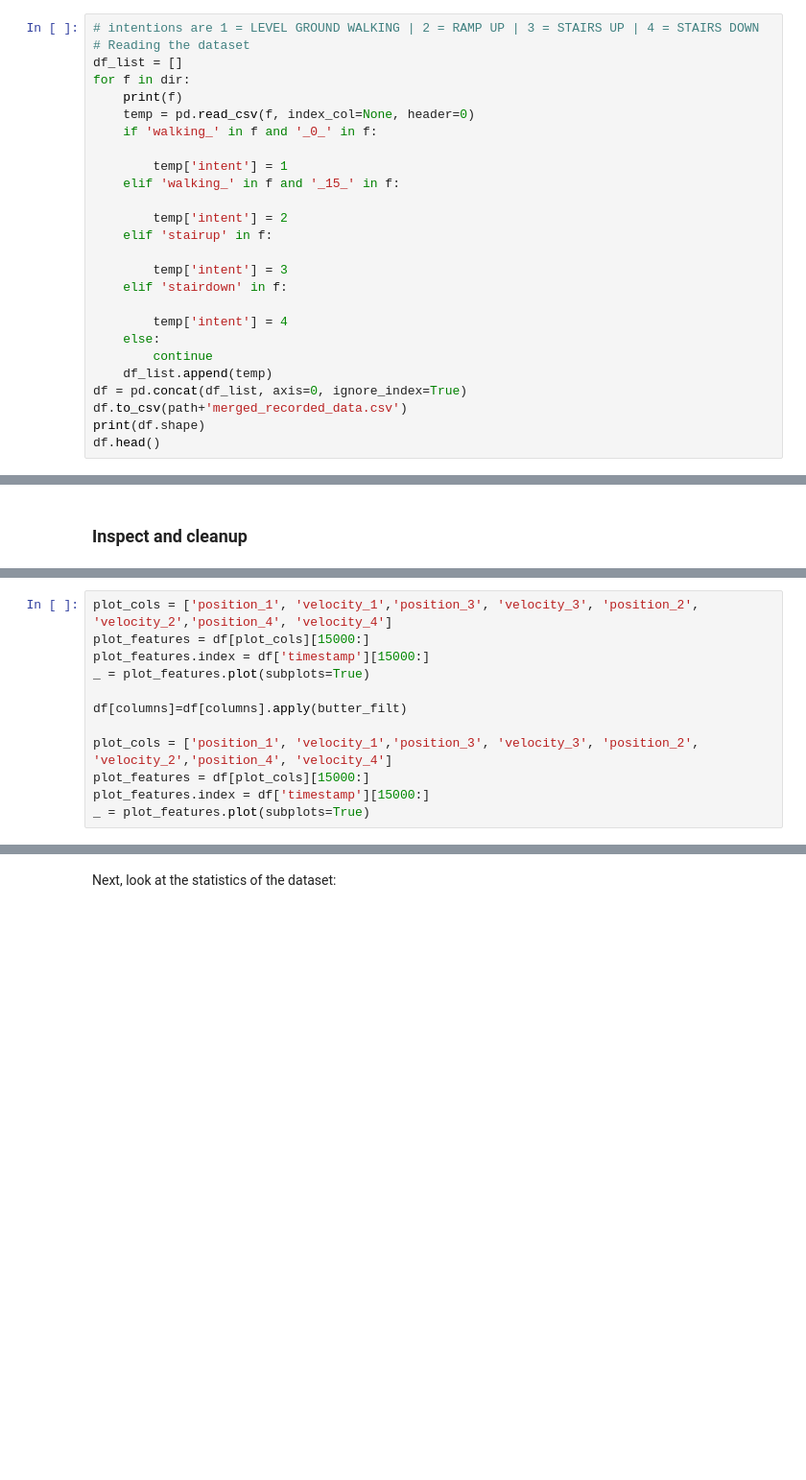
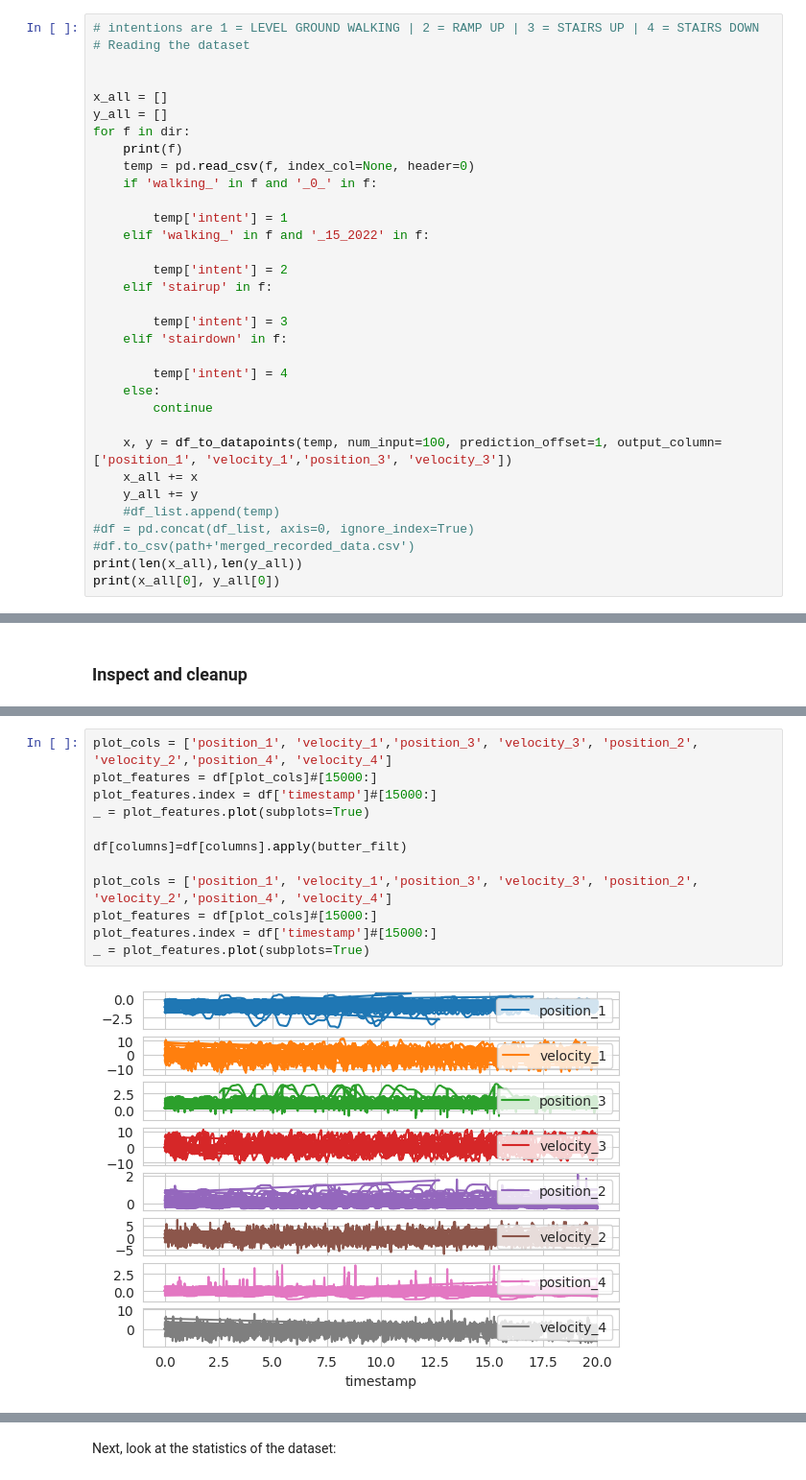
Before and after one commit to denizjafari/MIE1075, a Jupyter notebook: exo_lowlevel_control_time_series.ipynb, the cells around one changed output, grey strips where cells are left out. Shown: that part at 96% size. Cells and saved outputs as stored; diff of their text form; blank space fills up the shorter version.

```diff
--- a/exo_lowlevel_control_time_series.ipynb
+++ b/exo_lowlevel_control_time_series.ipynb
@@ -48,14 +208,17 @@ dir
 # %%
 # intentions are 1 = LEVEL GROUND WALKING | 2 = RAMP UP | 3 = STAIRS UP | 4 = STAIRS DOWN
 # Reading the dataset
-df_list = []
+
+
+x_all = []
+y_all = []
 for f in dir:
     print(f)
     temp = pd.read_csv(f, index_col=None, header=0)
     if 'walking_' in f and '_0_' in f:
 
         temp['intent'] = 1
-    elif 'walking_' in f and '_15_' in f:
+    elif 'walking_' in f and '_15_2022' in f:
 
         temp['intent'] = 2
     elif 'stairup' in f:
@@ -66,8 +229,12 @@ for f in dir:
         temp['intent'] = 4
     else:
         continue
-    df_list.append(temp)
-df = pd.concat(df_list, axis=0, ignore_index=True)
-df.to_csv(path+'merged_recorded_data.csv')
-print(df.shape)
-df.head()
+
+    x, y = df_to_datapoints(temp, num_input=100, prediction_offset=1, output_column=['position_1', 'velocity_1','position_3', 'velocity_3'])
+    x_all += x
+    y_all += y
+    #df_list.append(temp)
+#df = pd.concat(df_list, axis=0, ignore_index=True)
+#df.to_csv(path+'merged_recorded_data.csv')
+print(len(x_all),len(y_all))
+print(x_all[0], y_all[0])
@@ -149,12 +411,14 @@ plt.show()
 # %%
 plot_cols = ['position_1', 'velocity_1','position_3', 'velocity_3', 'position_2', 'velocity_2','position_4', 'velocity_4']
-plot_features = df[plot_cols][15000:]
-plot_features.index = df['timestamp'][15000:]
+plot_features = df[plot_cols]#[15000:]
+plot_features.index = df['timestamp']#[15000:]
 _ = plot_features.plot(subplots=True)
 
 df[columns]=df[columns].apply(butter_filt)
 
 plot_cols = ['position_1', 'velocity_1','position_3', 'velocity_3', 'position_2', 'velocity_2','position_4', 'velocity_4']
-plot_features = df[plot_cols][15000:]
-plot_features.index = df['timestamp'][15000:]
+plot_features = df[plot_cols]#[15000:]
+plot_features.index = df['timestamp']#[15000:]
 _ = plot_features.plot(subplots=True)
+# %% [output]
+[figure, added]
```
Also changed, not shown: parts of 34 cells of this notebook.
